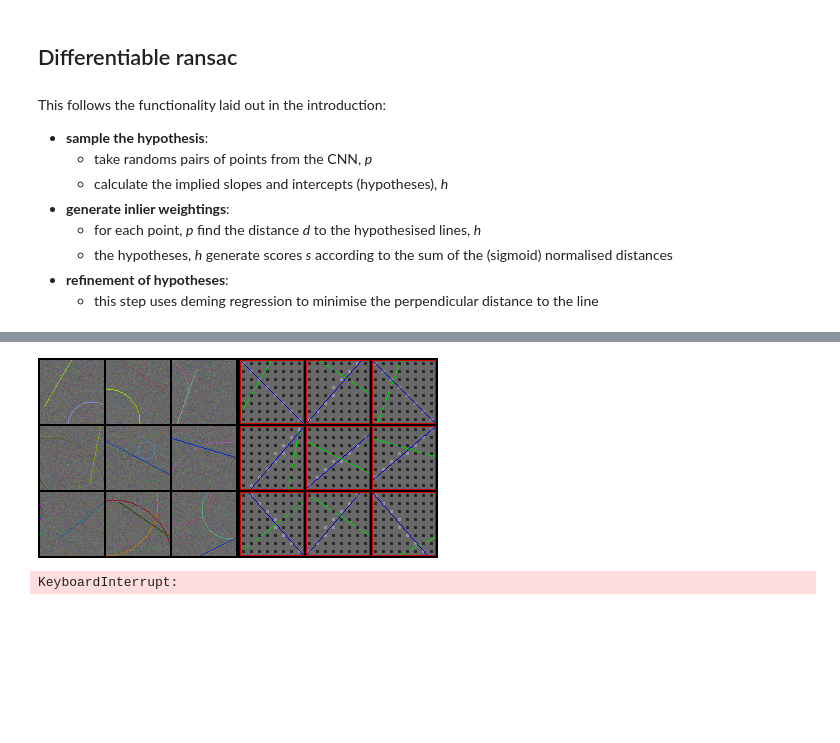
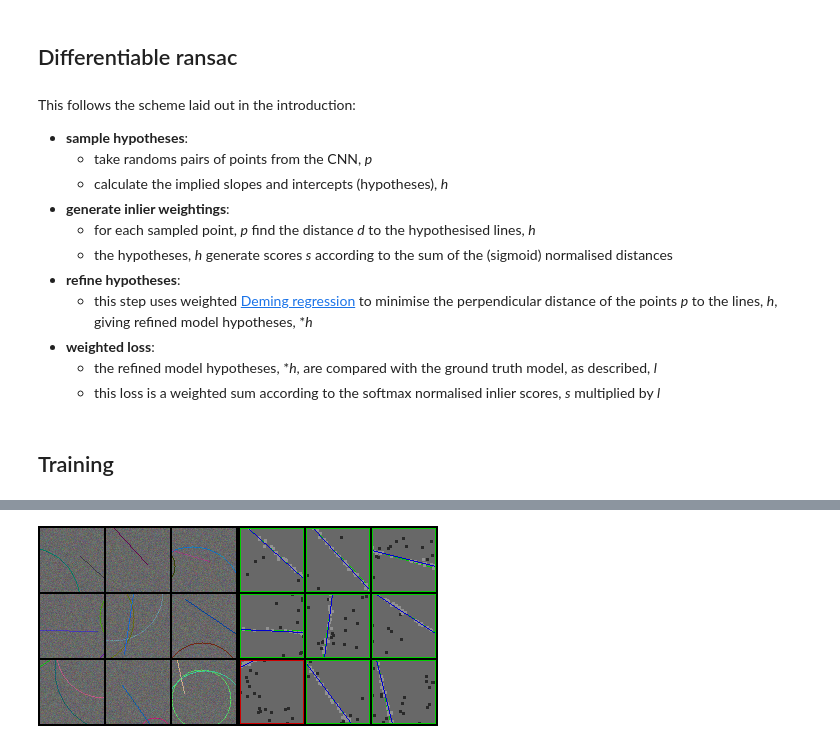
Before and after one commit to sherwoac/DSACLine, a Jupyter notebook: differentiable_ransac.ipynb, the cells around one changed output, grey strips where cells are left out. Drawn from its saved outputs; the diff is of its cells as text; code cells hidden in the pictures; blank space fills up the shorter version.

Commit message:
First draft notebook, parameter tune

```diff
--- a/differentiable_ransac.ipynb
+++ b/differentiable_ransac.ipynb
@@ -127,15 +125,18 @@ loss_function = LineLossAio(image_size=opt.imagesize)
 # %% [markdown]
 ## Differentiable ransac
 # %% [markdown]
-This follows the functionality laid out in the introduction:
-- **sample the hypothesis**:
+This follows the scheme laid out in the introduction:
+- **sample hypotheses**:
     - take randoms pairs of points from the CNN, *p*
     - calculate the implied slopes and intercepts (hypotheses), *h*
 - **generate inlier weightings**:
-    - for each point, *p* find the distance *d* to the hypothesised lines, *h*
+    - for each sampled point, *p* find the distance *d* to the hypothesised lines, *h*
     - the hypotheses, *h* generate scores *s* according to the sum of the (sigmoid) normalised distances
-- **refinement of hypotheses**:
-    - this step uses deming regression to minimise the perpendicular distance to the line
+- **refine hypotheses**:
+    - this step uses weighted [Deming regression](https://en.wikipedia.org/wiki/Deming_regression) to minimise the perpendicular distance of the points *p* to the lines, *h*, giving refined model hypotheses, **h*
+- **weighted loss**:
+    - the refined model hypotheses, **h*, are compared with the ground truth model, as described, *l*
+    - this loss is a weighted sum according to the softmax normalised inlier scores, *s* multiplied by *l*
 # %%
 from dsac_aio import DsacAio
 dsac = DsacAio(opt.hypotheses, opt.inlierthreshold, opt.inlierbeta, opt.inlieralpha, loss_function)
@@ -144,3 +143,5 @@ opt_point_nn = torch.optim.Adam(point_nn.parameters(), lr=opt.learningrate)
+# %% [markdown]
+## Training
 # %%
 plot = PlotLearningCurve(
     mappings = {
@@ -163,38 +164,40 @@ plot = PlotLearningCurve(
 # %% [output]
 [interactive output not drawn]
 # %%
+opt_point_nn = torch.optim.Adam(point_nn.parameters(), lr=opt.learningrate)
+lrs_point_nn = torch.optim.lr_scheduler.StepLR(opt_point_nn, opt.lrstep, gamma=0.5)
+
 point_nn = point_nn.cuda()
 point_nn.train()
 
-val_images, val_labels = dataset.sample_lines(opt.valsize)
 val_inputs, val_labels = utils.prepare_data(opt, val_images, val_labels)
 with plot:
     for iteration in range(opt.trainiterations+1):
         opt_point_nn.zero_grad()
         batch_images, batch_labels = dataset.sample_lines(opt.batchsize)
         inputs, labels = prepare_data(opt, batch_images, batch_labels)
         point_prediction = point_nn(inputs)
         exp_loss, top_loss = dsac.calculate_loss(point_prediction, labels.cuda())
         exp_loss.backward()
         opt_point_nn.step()
+        lrs_point_nn.step()
         plot.append(iteration, {
             'exp_loss': exp_loss,
             'top_loss': top_loss,
         })
         if iteration % int(opt.storeinterval) == 0:
             point_nn.eval()
             val_prediction = point_nn(val_inputs)
             val_exp, val_top = dsac.calculate_loss(val_prediction, val_labels.cuda())
             val_correct = dsac.est_losses < opt.valthresh
             plot.append(iteration, {
             'val_acc': 100. * val_correct.sum().cpu().item() / val_correct.size()[0],
             })
             points = val_prediction.cpu()
             viz = visualize_dsac(val_images, val_labels, points, dsac)
             plot_visual(viz)
             point_nn.train()
 
         plot.draw()
 # %% [output]
-[figure, old version]
+[figure, new version]
-KeyboardInterrupt:
```
Also changed, not shown: parts of 5 cells of this notebook, 2 other files.
